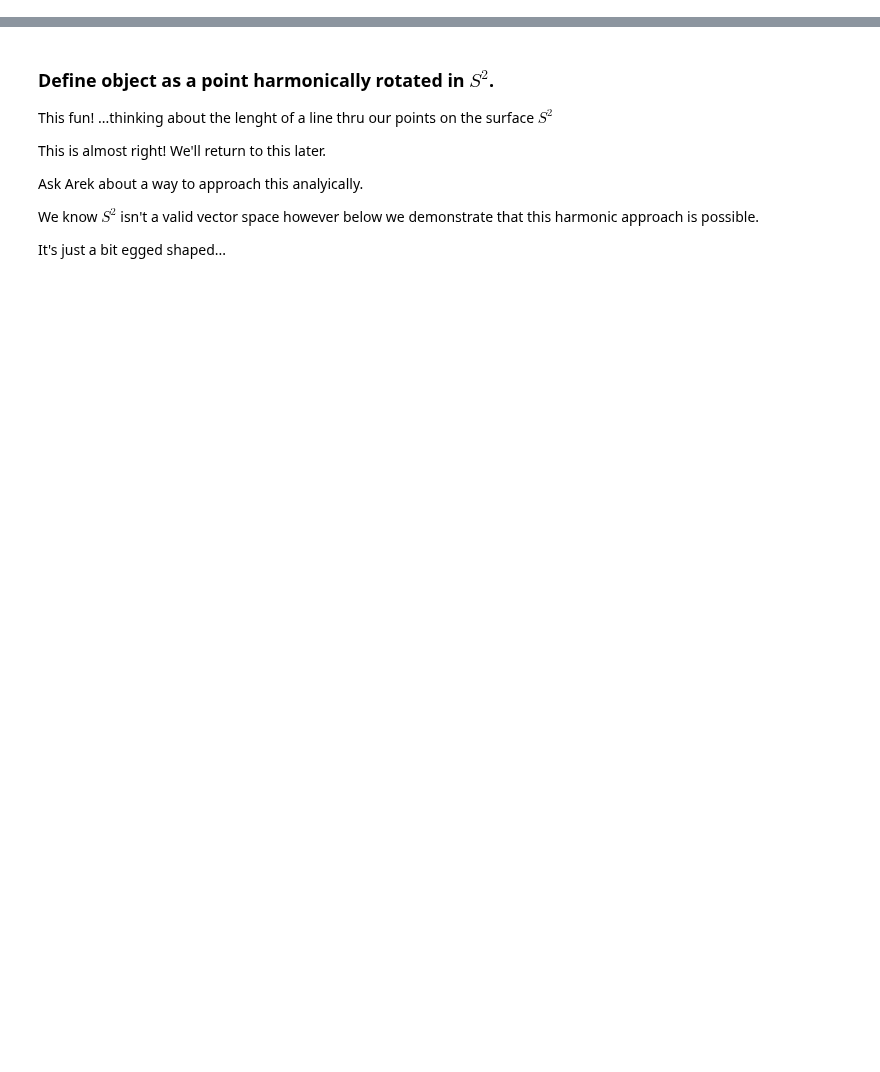
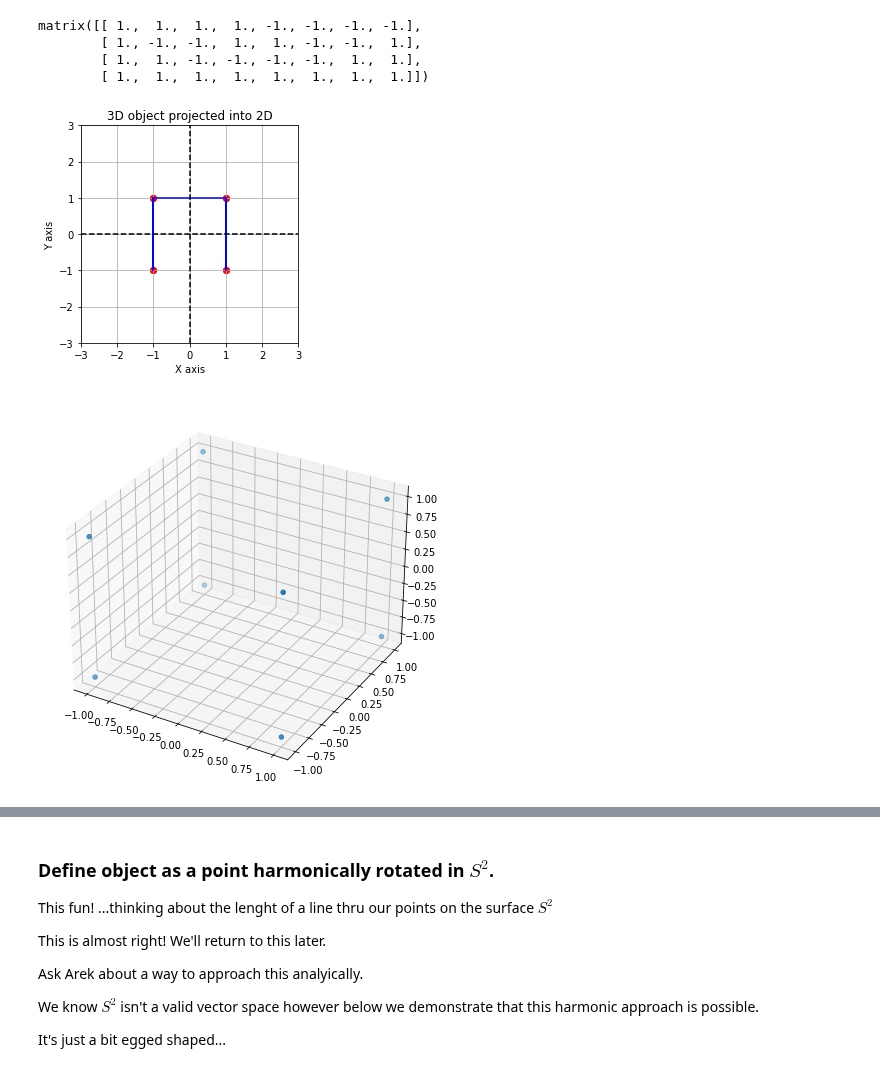
Before and after one commit to fractalclockwork/Math725, a Jupyter notebook: Projects/HarmonicPolytopes.ipynb, the cells around one changed output, grey strips where cells are left out. Cells and saved outputs as stored; diff of their text form; code cells hidden in the pictures; blank space fills up the shorter version.

```diff
--- a/Projects/HarmonicPolytopes.ipynb
+++ b/Projects/HarmonicPolytopes.ipynb
@@ -75,0 +120,33 @@ plain_plot(x,y)
+# %%
+# Now let's define our object as a point cyclicly rotated
+D = np.matrix([1,1,1,1]).T
+P = np.eye(4) # use Indentity Projection
+
+n=8
+M=D
+for i in range(1,n//2):
+    phi = i* 2*np.pi/(n//2)
+    T = rot(phi,0,0)
+    M = np.append(M, P*(T*D), axis=1)
+
+for i in range(n//2):
+    phi = i* 2*np.pi/(n//2)
+    T = rot(0,np.pi,0) * rot(phi,0,0)
+    M = np.append(M, P*(T*D), axis=1)
+
+x,=M[0].tolist(); y,=M[1].tolist();
+plain_plot(x,y)
+
+#display(np.shape(M))
+display(M)
+x,=M[0].tolist(); y,=M[1].tolist(); z,=M[2].tolist();
+fig = plt.figure(figsize = (10, 7))
+ax = plt.axes(projection ="3d")
+ax.scatter3D(x, y, z);
+# %% [output]
+matrix([[ 1.,  1.,  1.,  1., -1., -1., -1., -1.],
+        [ 1., -1., -1.,  1.,  1., -1., -1.,  1.],
+        [ 1.,  1., -1., -1., -1., -1.,  1.,  1.],
+        [ 1.,  1.,  1.,  1.,  1.,  1.,  1.,  1.]])
+[figure, added]
+[figure, added]
```
Also changed, not shown: parts of 17 cells of this notebook, 1 other file.
